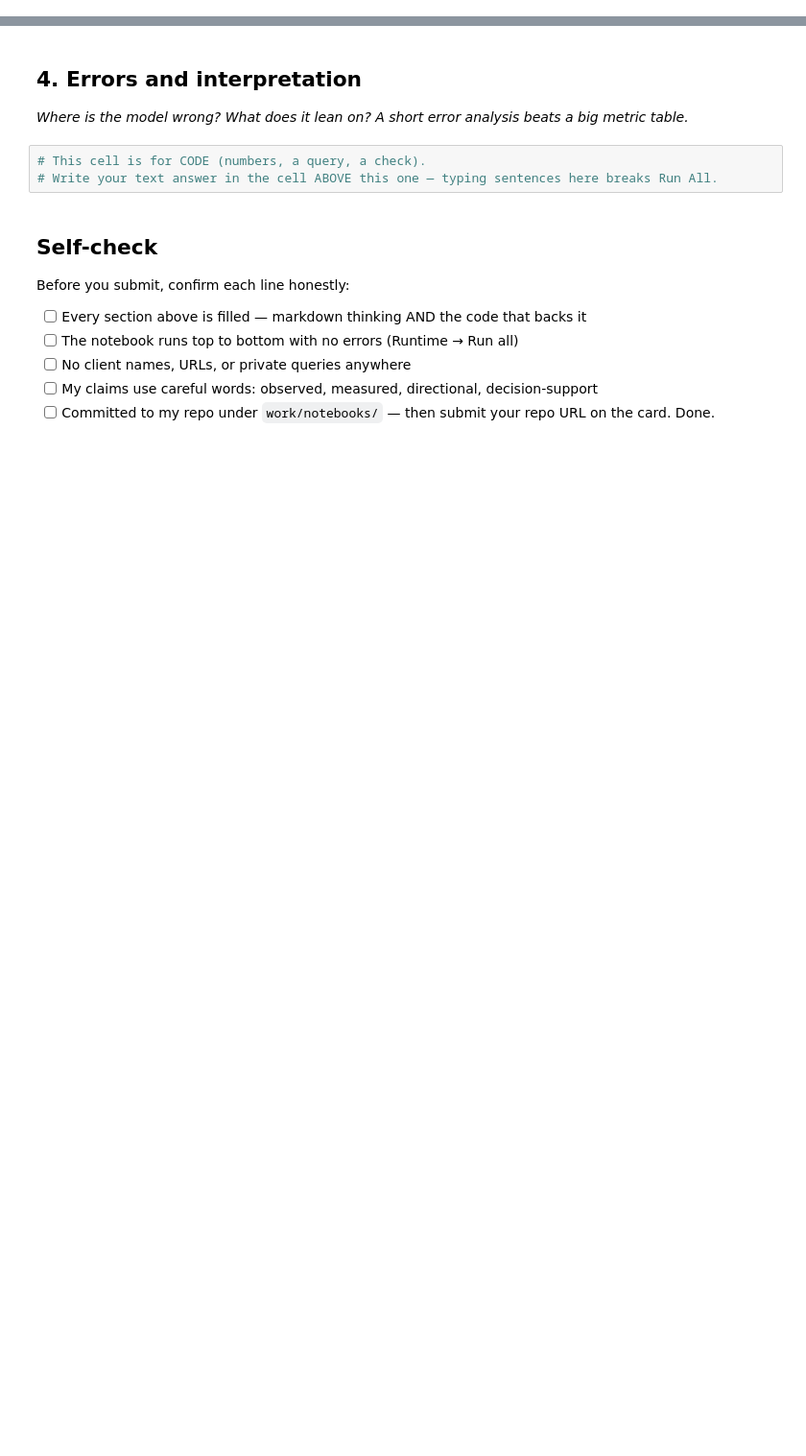
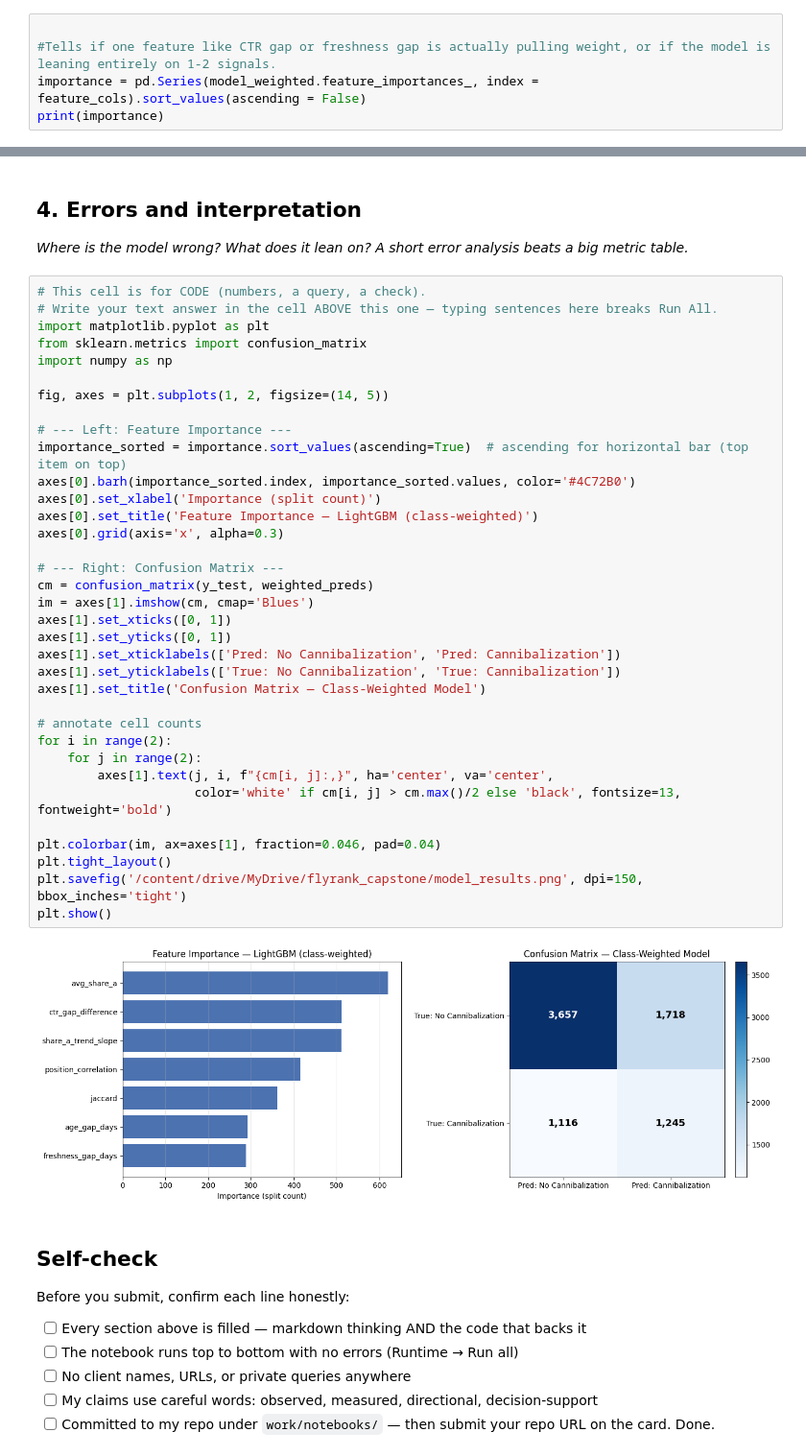
Before and after one commit to AdityaAAND/flyrank-ml-internship-starter, a Jupyter notebook: work/notebooks/w05_model.ipynb, the cells around one changed output, grey strips where cells are left out. Shown at 96% size. Drawn from its saved outputs; the diff is of its cells as text; blank space fills up the shorter version.

```diff
--- a/work/notebooks/w05_model.ipynb
+++ b/work/notebooks/w05_model.ipynb
@@ -682,0 +735,5 @@ NameError: name 'pairs' is not defined
+# %%
+
+#Tells if one feature like CTR gap or freshness gap is actually pulling weight, or if the model is leaning entirely on 1-2 signals.
+importance = pd.Series(model_weighted.feature_importances_, index = feature_cols).sort_values(ascending = False)
+print(importance)
@@ -687,6 +753,40 @@ NameError: name 'pairs' is not defined
 # %%
 # This cell is for CODE (numbers, a query, a check).
 # Write your text answer in the cell ABOVE this one — typing sentences here breaks Run All.
+import matplotlib.pyplot as plt
+from sklearn.metrics import confusion_matrix
+import numpy as np
+
+fig, axes = plt.subplots(1, 2, figsize=(14, 5))
+
+# --- Left: Feature Importance ---
+importance_sorted = importance.sort_values(ascending=True)  # ascending for horizontal bar (top item on top)
+axes[0].barh(importance_sorted.index, importance_sorted.values, color='#4C72B0')
+axes[0].set_xlabel('Importance (split count)')
+axes[0].set_title('Feature Importance — LightGBM (class-weighted)')
+axes[0].grid(axis='x', alpha=0.3)
+
+# --- Right: Confusion Matrix ---
+cm = confusion_matrix(y_test, weighted_preds)
+im = axes[1].imshow(cm, cmap='Blues')
+axes[1].set_xticks([0, 1])
+axes[1].set_yticks([0, 1])
+axes[1].set_xticklabels(['Pred: No Cannibalization', 'Pred: Cannibalization'])
+axes[1].set_yticklabels(['True: No Cannibalization', 'True: Cannibalization'])
+axes[1].set_title('Confusion Matrix — Class-Weighted Model')
+
+# annotate cell counts
+for i in range(2):
+    for j in range(2):
+        axes[1].text(j, i, f"{cm[i, j]:,}", ha='center', va='center',
+                     color='white' if cm[i, j] > cm.max()/2 else 'black', fontsize=13, fontweight='bold')
+
+plt.colorbar(im, ax=axes[1], fraction=0.046, pad=0.04)
+plt.tight_layout()
+plt.savefig('/content/drive/MyDrive/flyrank_capstone/model_results.png', dpi=150, bbox_inches='tight')
+plt.show()
+# %% [output]
+[figure, added]
 # %% [markdown]
 ## Self-check
 
```
Also changed, not shown: parts of 4 cells of this notebook.
